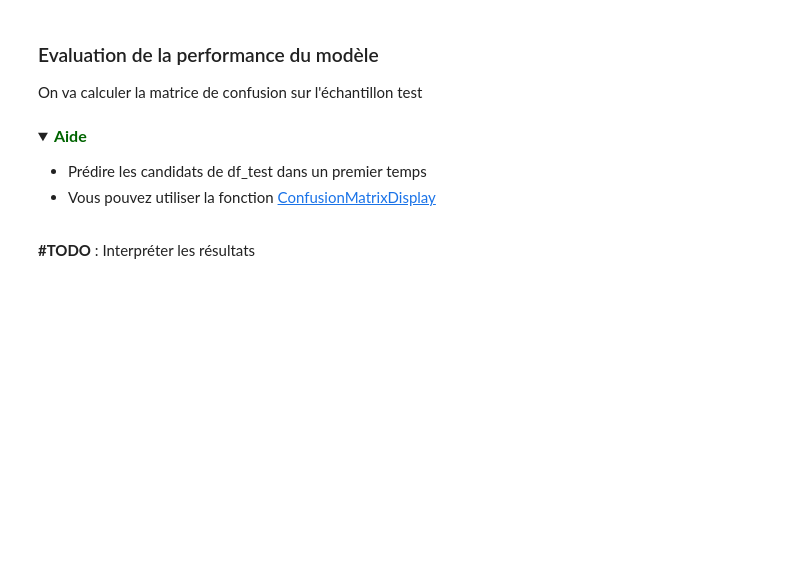
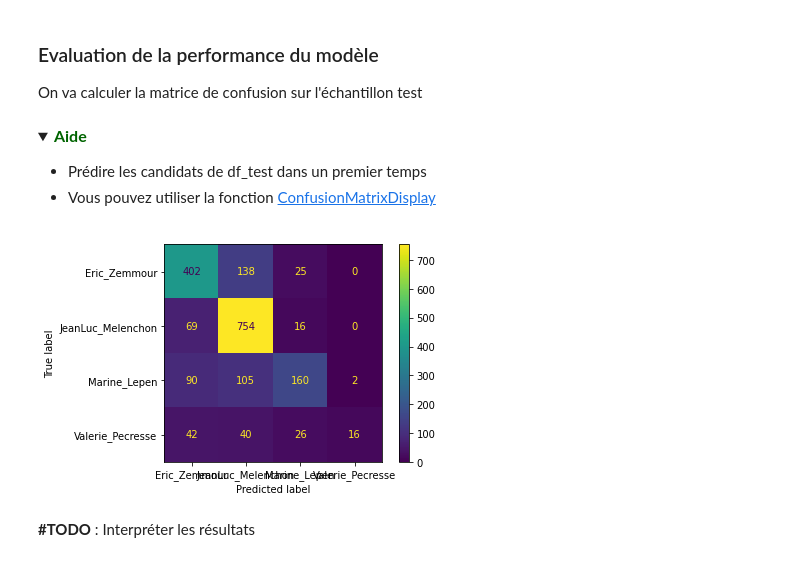
Before and after one commit to GregHHH/Python, a Jupyter notebook: NLP/tweet/TP_analyse_tweets_TODO.ipynb, the cells around one changed output. Saved outputs shown, nothing was run; the diff lists cells and outputs as text; code cells hidden in the pictures; folded sections open; blank space fills up the shorter version.

```diff
--- a/NLP/tweet/TP_analyse_tweets_TODO.ipynb
+++ b/NLP/tweet/TP_analyse_tweets_TODO.ipynb
@@ -625,3 +815,6 @@ df_train, df_test, y_train, y_test = # None
+# %%
+df_train, df_test, y_train, y_test = train_test_split(df_tweets, df_tweets["user_id"], test_size=0.3,
+random_state=3362)
 # %%
 print(f"Nombre de tweets dans l'échantillon train : {len(df_train)}")
 print(f"Nombre de tweets dans l'échantillon test : {len(df_test)}")
@@ -657,0 +852,5 @@ La fonction TfidfVectorizer a des paramètres que vous pouvez choisir :
+# %%
+				#apparait jusqu'a 90% du temps, n'apparait pas moins de 5 fois au total
+vectorizer = TfidfVectorizer(max_df=0.9, min_df=5, ngram_range=(1,2))
+X_tfidf = vectorizer.fit_transform(df_train["text_preprocess"])
+sorted(vectorizer.vocabulary_.keys())[0:100]
@@ -659,10 +876,10 @@ La fonction TfidfVectorizer a des paramètres que vous pouvez choisir :
 **#TODO** : créer le modèle de régression logistique (OVR) et entrainer le modèle sur les données d'apprentissage
 # %%
 # initialiser le modèle
-model = #TODO
+model = LogisticRegression(multi_class="ovr", random_state=54269)
 
 # entrainer le modèle avec les données d'apprentissage
-model_default_fit = #TODO
+model_default_fit = model.fit(X_tfidf,y_train)
 # %%
 # vous pouvez voir les paramètres du modèle
 model_default_fit.get_params(deep=True)
@@ -682,4 +919,4 @@ model_default_fit.get_params(deep=True)
 # %%
 #TODO
-X_test = vectorizer.transform(X_test)
+X_test = vectorizer.transform(df_test["text_preprocess"])
 model_default_fit.score(X_test, y_test)
@@ -775,9 +1027,18 @@ On va calculer la matrice de confusion sur l'échantillon test
 
 </p>
 # %%
+from sklearn.metrics import confusion_matrix
+
 #matrice de confusion
 #confrontation entre Y observé sur l’éch. test et la prédiction
-#TODO
+pred_test = model_default_fit.predict(X_test)
+cm = confusion_matrix(y_test, pred_test, labels=model_default_fit.classes_)
+disp = ConfusionMatrixDisplay(confusion_matrix=cm,
+                              display_labels=model_default_fit.classes_)
+disp.plot()
+plt.show()
+# %% [output]
+[figure, added]
 # %% [markdown]
 **#TODO** : Interpréter les résultats
 # %% [markdown]
```
Also changed, not shown: parts of 51 cells of this notebook, 4 other files.
